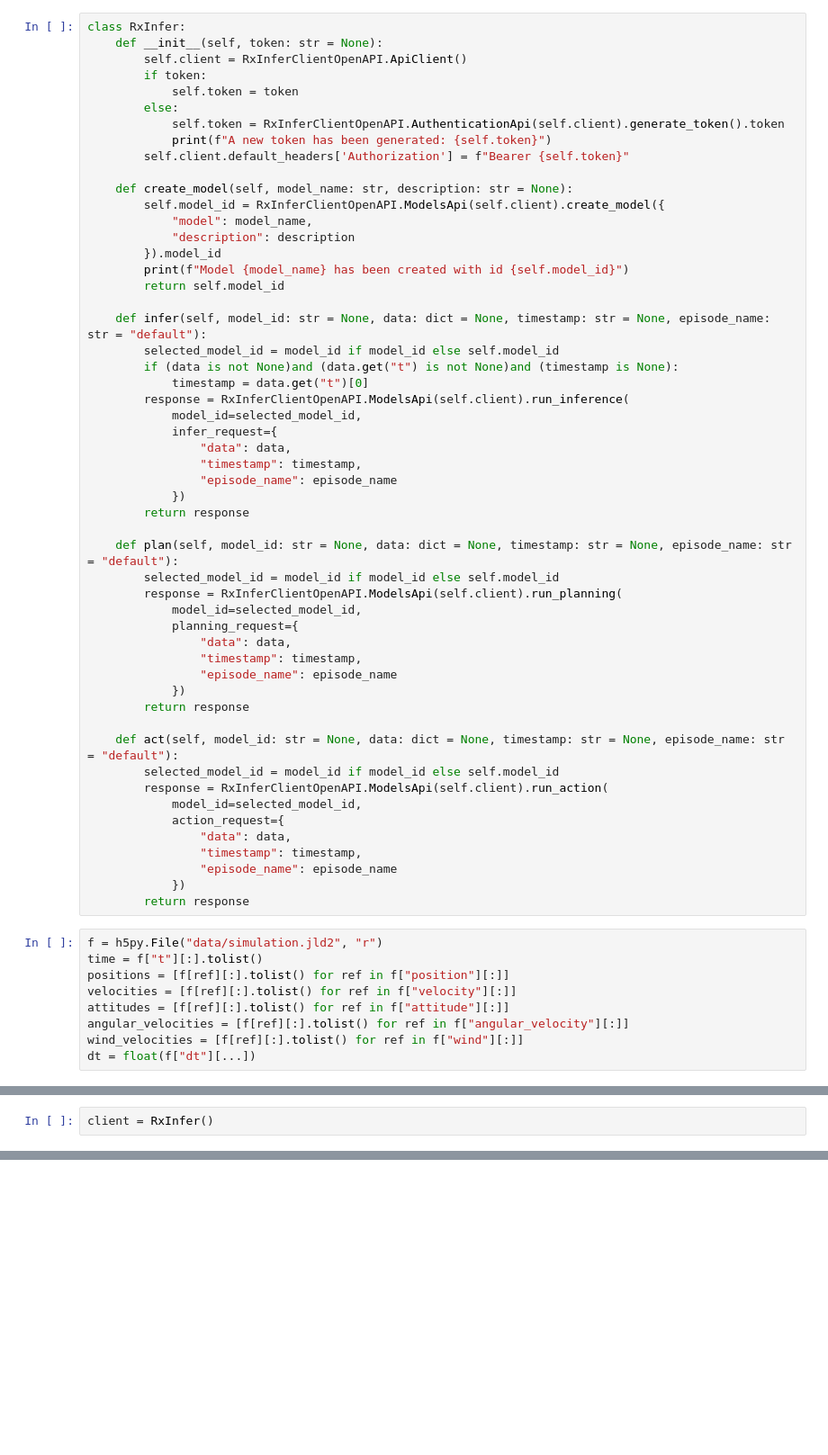
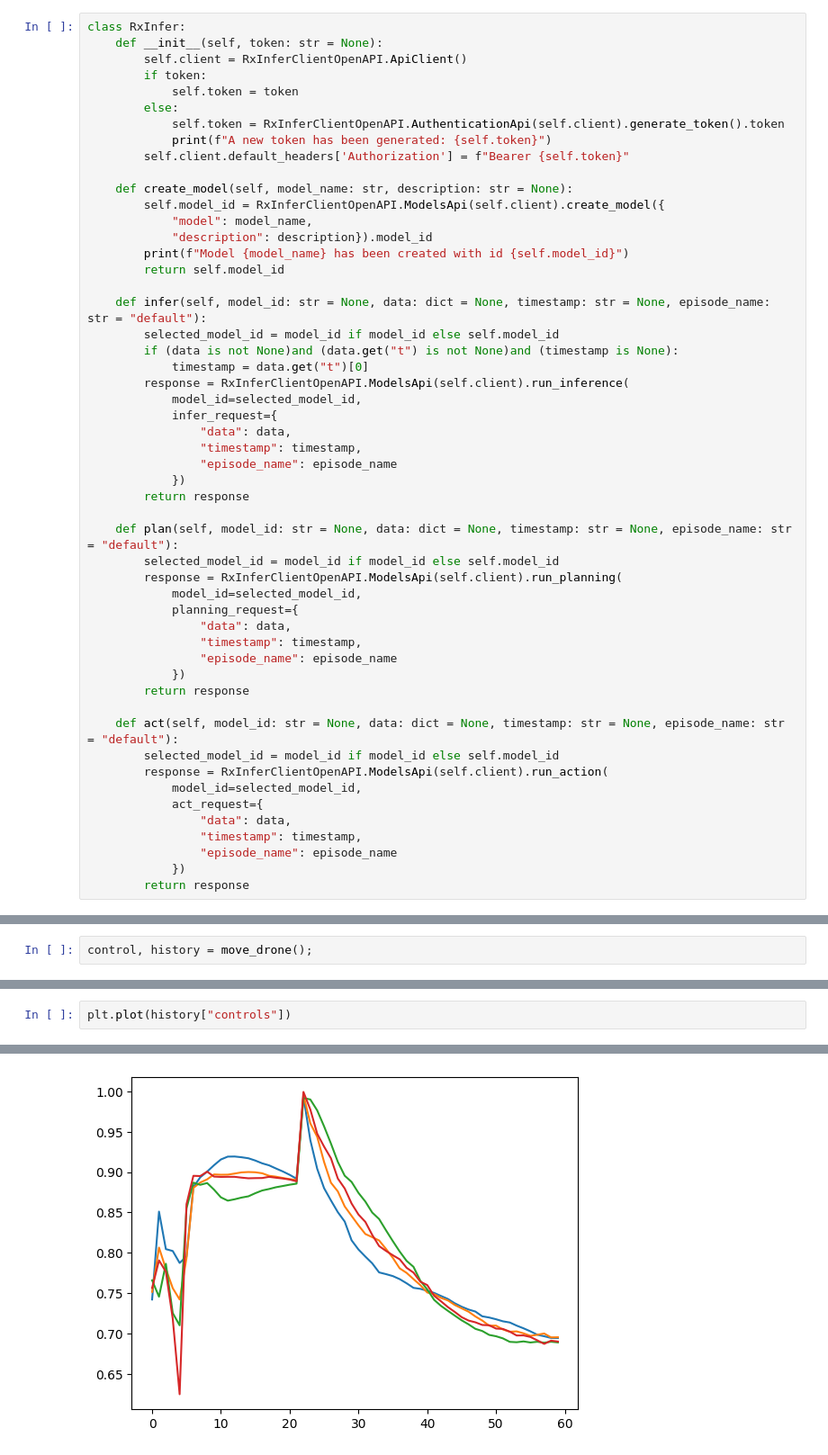
Before and after one commit to lazydynamics/RxInferServer, a Jupyter notebook: openapi/client_python/drone.ipynb, the cells around one changed output, grey strips where cells are left out. Shown at 90% size. Saved outputs shown, nothing was run; the diff lists cells and outputs as text; blank space fills up the shorter version.

```diff
--- a/openapi/client_python/drone.ipynb
+++ b/openapi/client_python/drone.ipynb
@@ -18,8 +19,7 @@ class RxInfer:
 	def create_model(self, model_name: str, description: str = None):
 		self.model_id = RxInferClientOpenAPI.ModelsApi(self.client).create_model({
 			"model": model_name,
-			"description": description
-		}).model_id
+			"description": description}).model_id
 		print(f"Model {model_name} has been created with id {self.model_id}")
 		return self.model_id
 
@@ -51,18 +51,9 @@ class RxInfer:
 		selected_model_id = model_id if model_id else self.model_id
 		response = RxInferClientOpenAPI.ModelsApi(self.client).run_action(
 			model_id=selected_model_id,
-			action_request={
+			act_request={
 				"data": data,
 				"timestamp": timestamp,
 				"episode_name": episode_name
 			})
 		return response
-# %%
-f = h5py.File("data/simulation.jld2", "r")
-time = f["t"][:].tolist()
-positions = [f[ref][:].tolist() for ref in f["position"][:]]
-velocities = [f[ref][:].tolist() for ref in f["velocity"][:]]
-attitudes = [f[ref][:].tolist() for ref in f["attitude"][:]]
-angular_velocities = [f[ref][:].tolist() for ref in f["angular_velocity"][:]]
-wind_velocities = [f[ref][:].tolist() for ref in f["wind"][:]]
-dt = float(f["dt"][...])
@@ -104,2 +59,0 @@ def plot_planned_path(inferred_position, plan_response, goal_position):
-# %%
-client = RxInfer()
@@ -162,0 +151,2 @@ plot_normalized_velocities(velocities, wind_velocities, inferred_velocities, inf
+# %%
+control, history = move_drone();
@@ -162,0 +171,3 @@ plot_normalized_velocities(velocities, wind_velocities, inferred_velocities, inf
+# %%
+plt.plot(history["controls"])
+# %% [output]
@@ -162,0 +178 @@ plot_normalized_velocities(velocities, wind_velocities, inferred_velocities, inf
+[figure, added]
```
Also changed, not shown: parts of 19 cells of this notebook, 57 other files.
